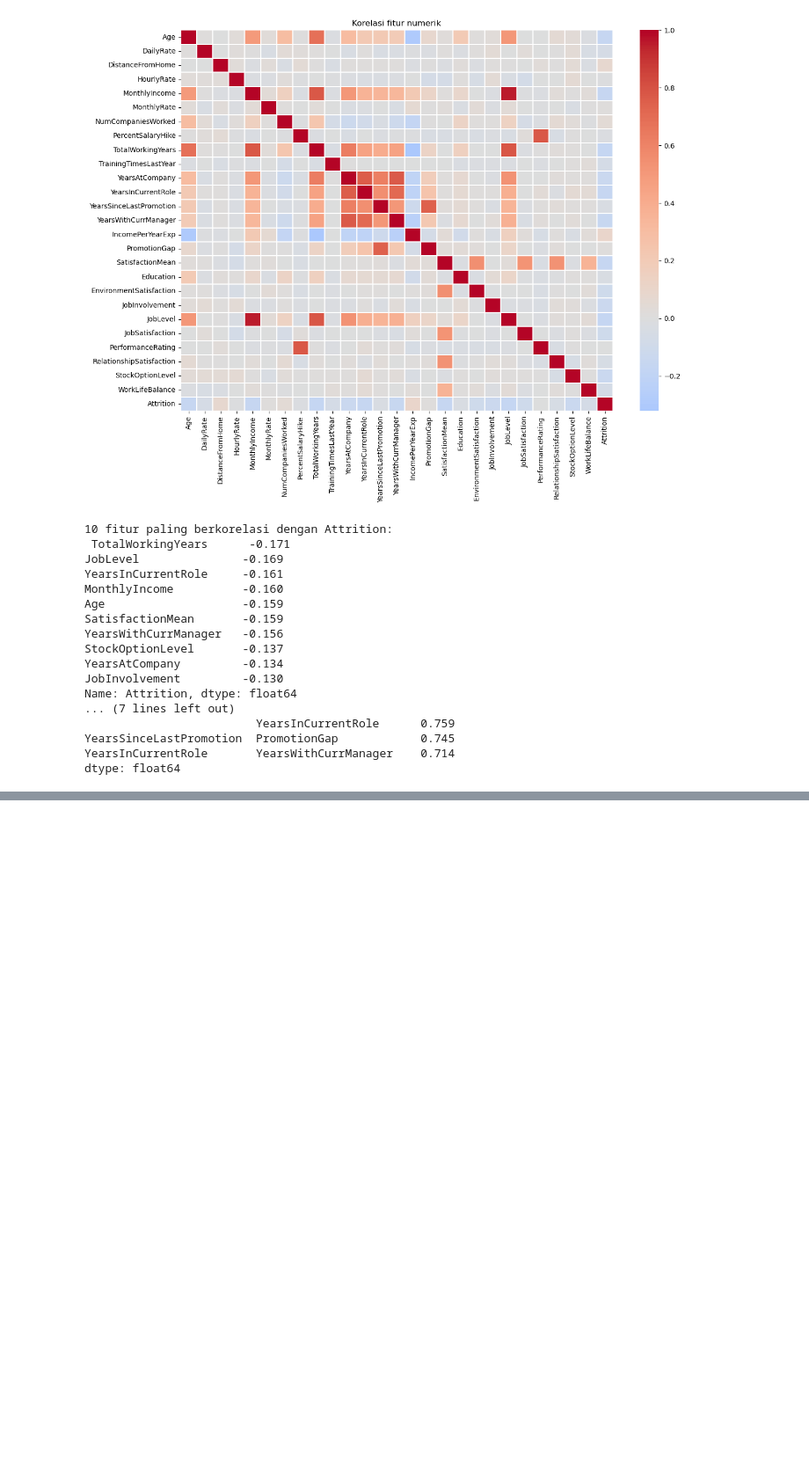
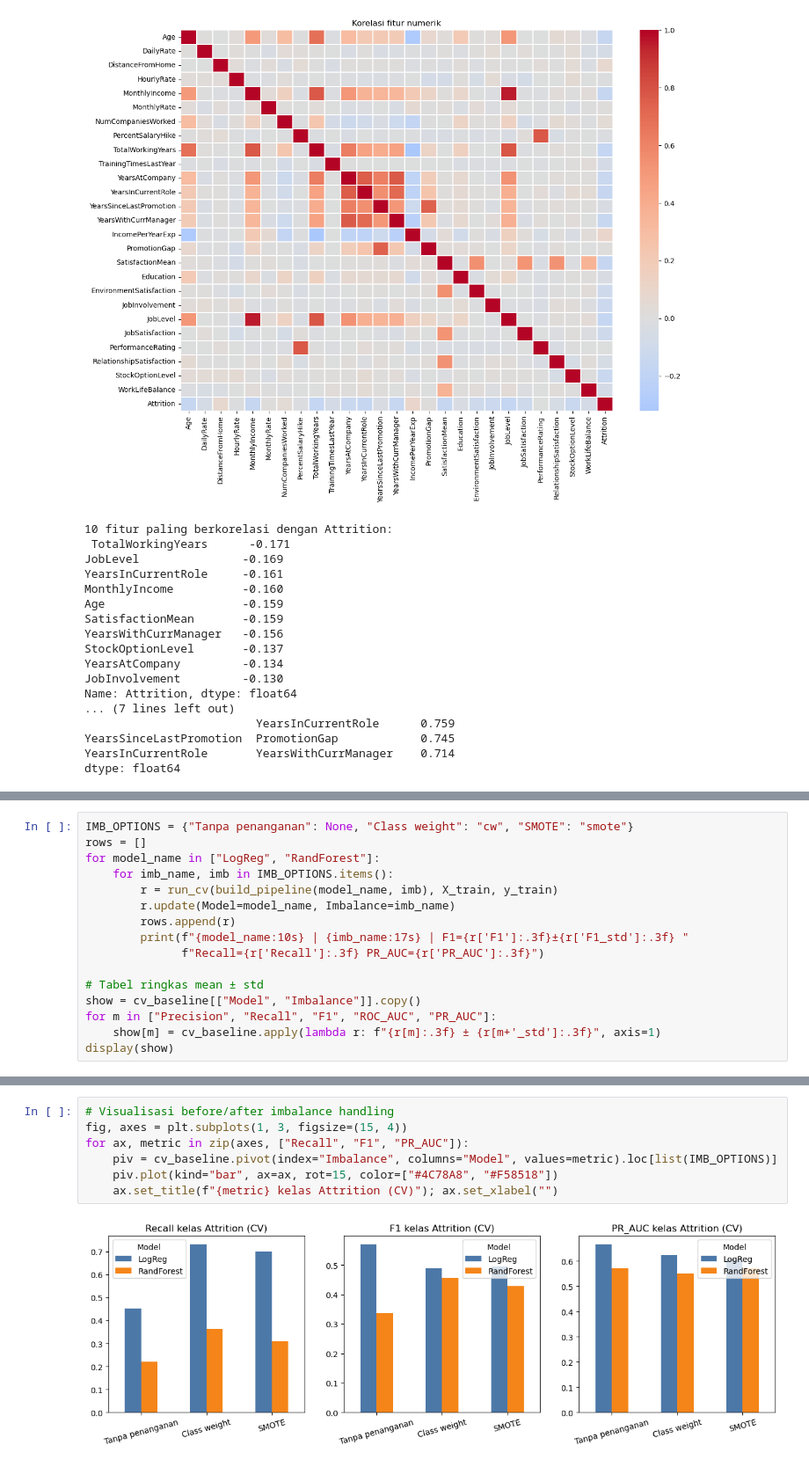
Before and after one commit to manl1/Project-ETS-Machine-Learning, a Jupyter notebook: project-ets.ipynb, the cells around one changed output, grey strips where cells are left out. Shown at 88% size. Saved outputs shown, nothing was run; the diff lists cells and outputs as text; blank space fills up the shorter version.

Commit message:
Pembagian data, pembuatan model baseline dan pipeline, train model, evaluasi model

```diff
--- a/project-ets.ipynb
+++ b/project-ets.ipynb
@@ -203,0 +291,16 @@ dtype: float64
+# %%
+IMB_OPTIONS = {"Tanpa penanganan": None, "Class weight": "cw", "SMOTE": "smote"}
+rows = []
+for model_name in ["LogReg", "RandForest"]:
+    for imb_name, imb in IMB_OPTIONS.items():
+        r = run_cv(build_pipeline(model_name, imb), X_train, y_train)
+        r.update(Model=model_name, Imbalance=imb_name)
+        rows.append(r)
+        print(f"{model_name:10s} | {imb_name:17s} | F1={r['F1']:.3f}±{r['F1_std']:.3f} "
+              f"Recall={r['Recall']:.3f} PR_AUC={r['PR_AUC']:.3f}")
+
+# Tabel ringkas mean ± std
+show = cv_baseline[["Model", "Imbalance"]].copy()
+for m in ["Precision", "Recall", "F1", "ROC_AUC", "PR_AUC"]:
+    show[m] = cv_baseline.apply(lambda r: f"{r[m]:.3f} ± {r[m+'_std']:.3f}", axis=1)
+display(show)
@@ -203,0 +321,9 @@ dtype: float64
+# %%
+# Visualisasi before/after imbalance handling
+fig, axes = plt.subplots(1, 3, figsize=(15, 4))
+for ax, metric in zip(axes, ["Recall", "F1", "PR_AUC"]):
+    piv = cv_baseline.pivot(index="Imbalance", columns="Model", values=metric).loc[list(IMB_OPTIONS)]
+    piv.plot(kind="bar", ax=ax, rot=15, color=["#4C78A8", "#F58518"])
+    ax.set_title(f"{metric} kelas Attrition (CV)"); ax.set_xlabel("")
+# %% [output]
+[figure, added]
```
Also changed, not shown: parts of 11 cells of this notebook.
